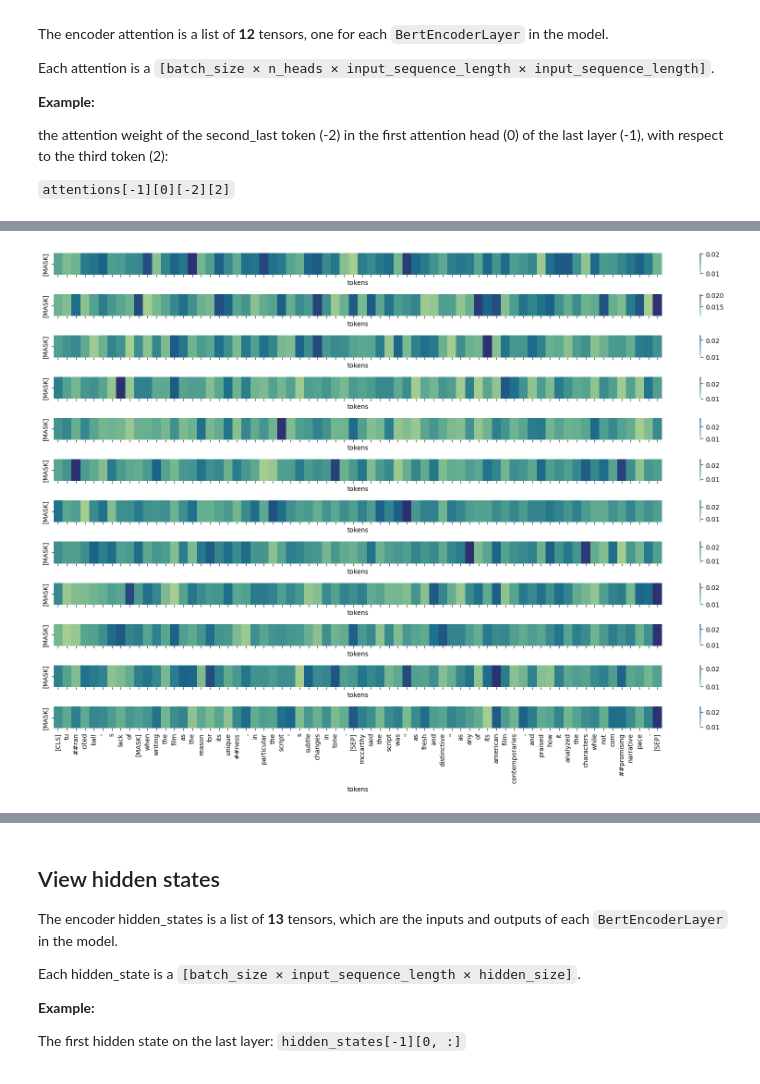
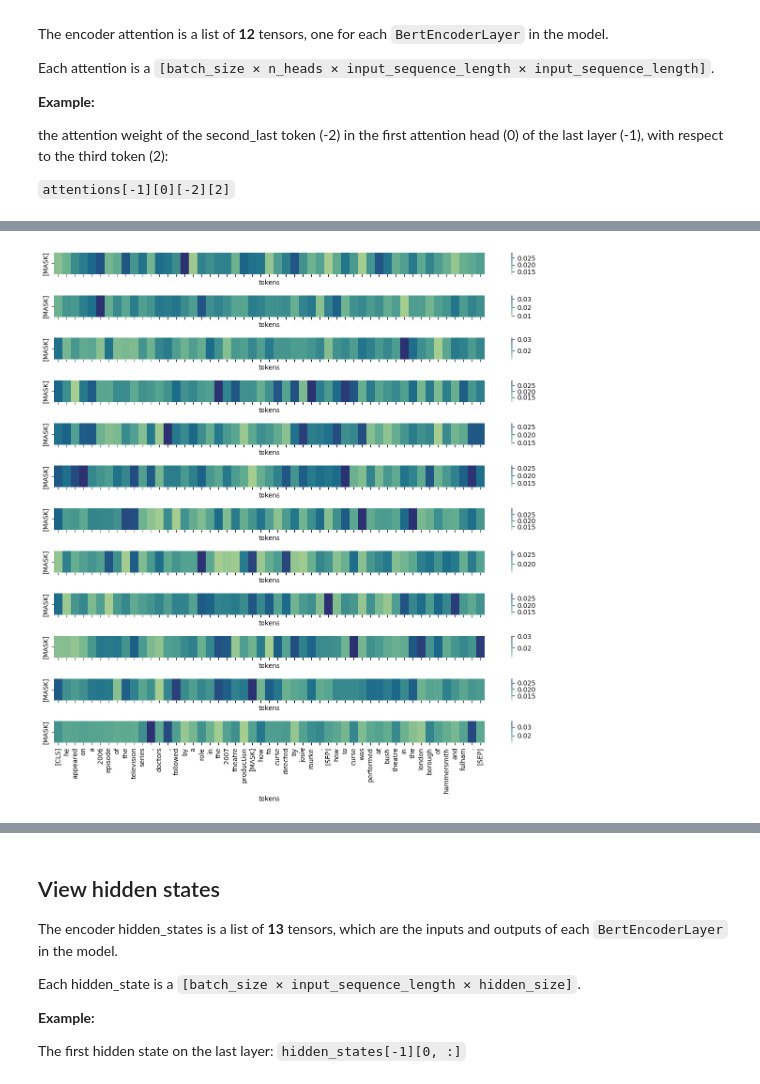
Before and after one commit to NazaninShafiabadi/NeuralLMs, a Jupyter notebook: src/representations.ipynb, the cells around one changed output, grey strips where cells are left out. Cells and saved outputs as stored; diff of their text form; code cells hidden in the pictures.

```diff
--- a/src/representations.ipynb
+++ b/src/representations.ipynb
@@ -72,7 +72,7 @@ def attention_matrices(attentions, sequence, tokenizer):
     plt.tight_layout()
     plt.show()
 # %%
-with gzip.open('../results/4ex_att_hs.pickle.gz', 'rb') as f:
+with gzip.open('../results/lexique_results/4ex_att_hs.pickle.gz', 'rb') as f:
     toy_att_hs = pickle.load(f)
 
 toy_att_hs = pd.DataFrame(toy_att_hs)
@@ -94,5 +94,5 @@ toy_att_hs
 # %%
-first_row = toy_att_hs.iloc[0]
-attention_matrices(first_row['1st_layer_attentions'], first_row['sequence'], tokenizer)
+row = toy_att_hs.iloc[3]
+attention_matrices(row['1st_layer_attentions'], row['sequence'], tokenizer)
 # %% [output]
-[figure, old version]
+[figure, new version]
```
Also changed, not shown: parts of 4 cells of this notebook, 2 other files.
